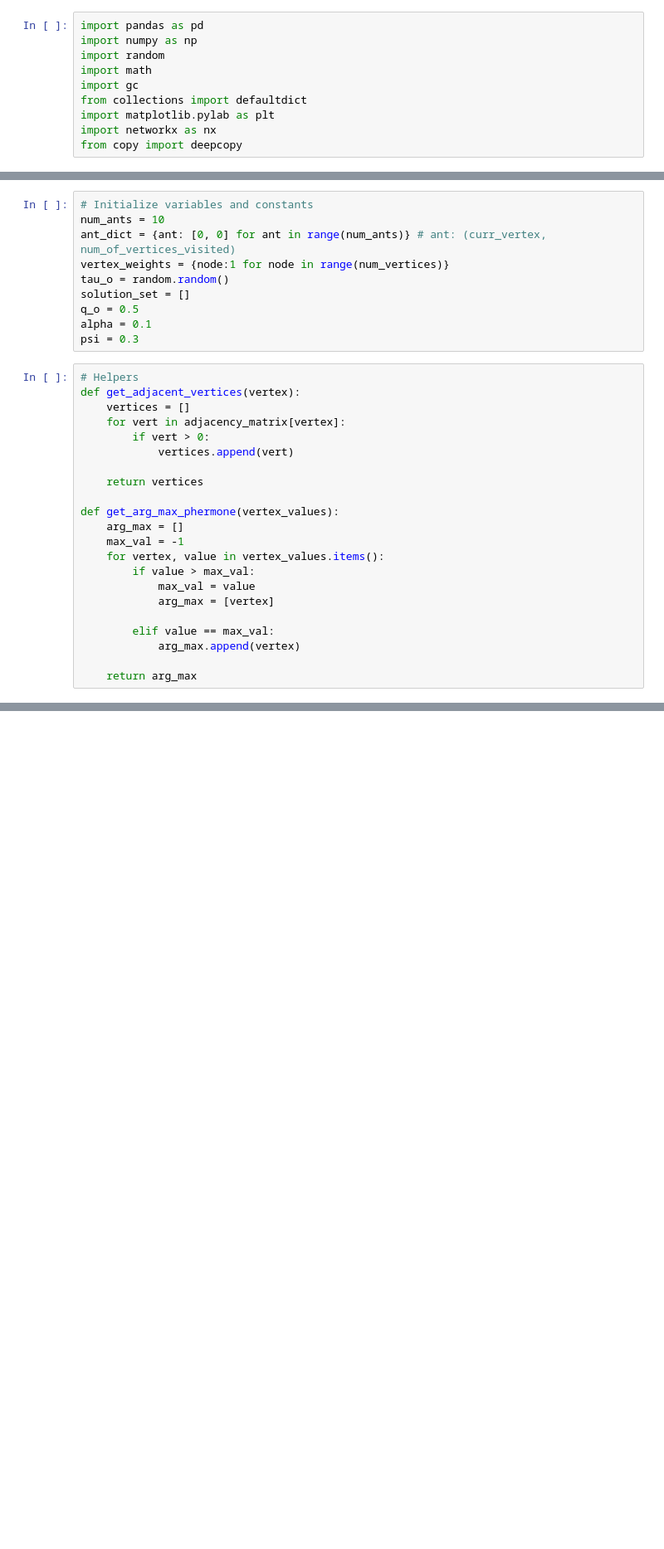
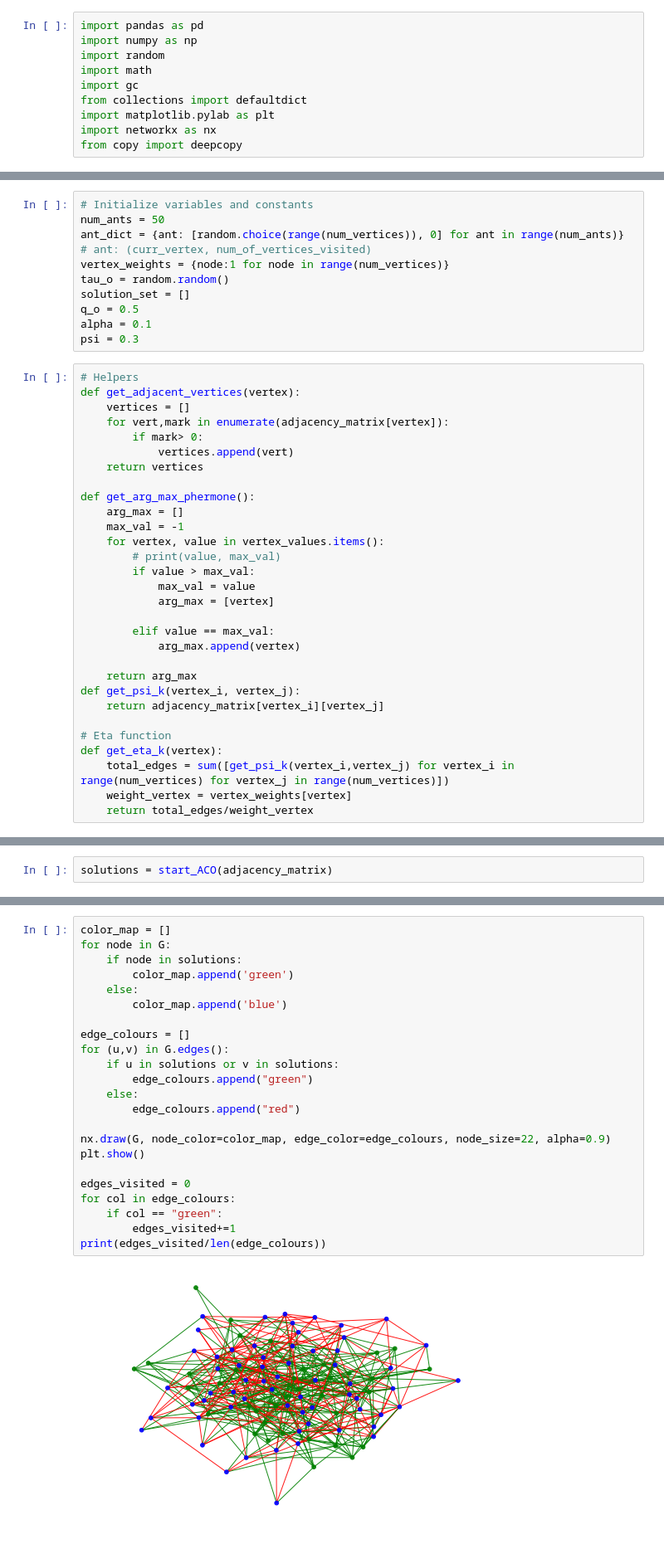
Before and after one commit to Anirudh181001/Minimum-Vertex-Cover-Meta-Heuristics, a Jupyter notebook: Ani_ACO.ipynb, the cells around one changed output, grey strips where cells are left out. Shown: that part at 83% size. Drawn from its saved outputs; the diff is of its cells as text; blank space fills up the shorter version.

```diff
--- a/Ani_ACO.ipynb
+++ b/Ani_ACO.ipynb
@@ -43,7 +43,7 @@ plt.show() # display
 # %%
 # Initialize variables and constants
-num_ants = 10
-ant_dict = {ant: [0, 0] for ant in range(num_ants)} # ant: (curr_vertex, num_of_vertices_visited)
+num_ants = 50
+ant_dict = {ant: [random.choice(range(num_vertices)), 0] for ant in range(num_ants)} # ant: (curr_vertex, num_of_vertices_visited)
 vertex_weights = {node:1 for node in range(num_vertices)}
 tau_o = random.random()
 solution_set = []
@@ -54,16 +54,16 @@ psi = 0.3
 # Helpers
 def get_adjacent_vertices(vertex):
     vertices = []
-    for vert in adjacency_matrix[vertex]:
-        if vert > 0:
+    for vert,mark in enumerate(adjacency_matrix[vertex]):
+        if mark> 0:
             vertices.append(vert)
-
     return vertices
 
-def get_arg_max_phermone(vertex_values):
+def get_arg_max_phermone():
     arg_max = []
     max_val = -1
     for vertex, value in vertex_values.items():
+        # print(value, max_val)
         if value > max_val:
             max_val = value
             arg_max = [vertex]
@@ -72,6 +72,14 @@ def get_arg_max_phermone(vertex_values):
             arg_max.append(vertex)
 
     return arg_max
+def get_psi_k(vertex_i, vertex_j):
+    return adjacency_matrix[vertex_i][vertex_j]
+
+# Eta function
+def get_eta_k(vertex):
+    total_edges = sum([get_psi_k(vertex_i,vertex_j) for vertex_i in range(num_vertices) for vertex_j in range(num_vertices)])
+    weight_vertex = vertex_weights[vertex]
+    return total_edges/weight_vertex
 # %%
 vertex_phermones = {node:tau_o for node in range(num_vertices)}
 vertex_values = {node: vertex_phermones[node]*get_eta_k(node)**alpha for node in range(num_vertices)}
@@ -206,0 +219,2 @@ def ACO():
+# %%
+solutions = start_ACO(adjacency_matrix)
@@ -206,0 +244,25 @@ def ACO():
+# %%
+color_map = []
+for node in G:
+    if node in solutions:
+        color_map.append('green')
+    else:
+        color_map.append('blue')
+
+edge_colours = []
+for (u,v) in G.edges():
+    if u in solutions or v in solutions:
+        edge_colours.append("green")
+    else:
+        edge_colours.append("red")
+
+nx.draw(G, node_color=color_map, edge_color=edge_colours, node_size=22, alpha=0.9)
+plt.show()
+
+edges_visited = 0
+for col in edge_colours:
+    if col == "green":
+        edges_visited+=1
+print(edges_visited/len(edge_colours))
+# %% [output]
+[figure, added]
```
Also changed, not shown: parts of 9 cells of this notebook.
